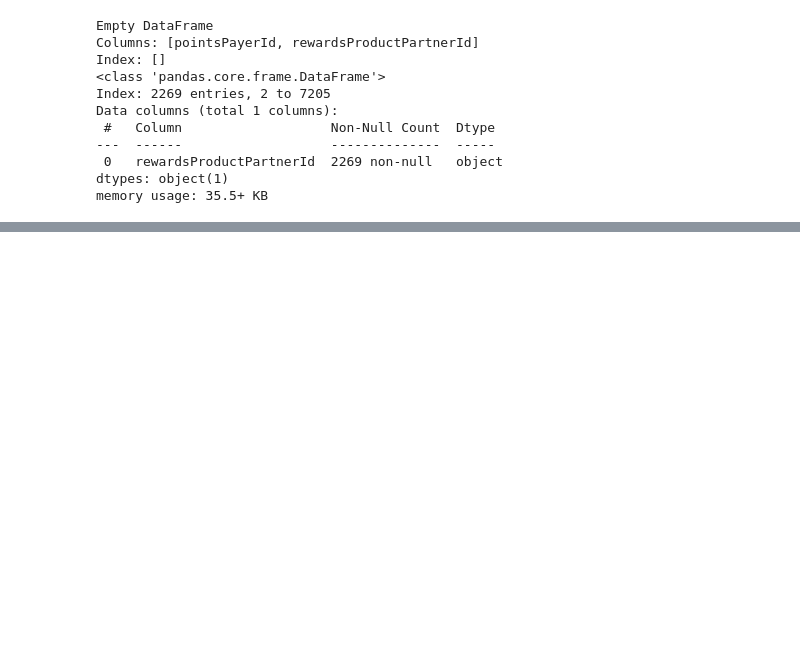
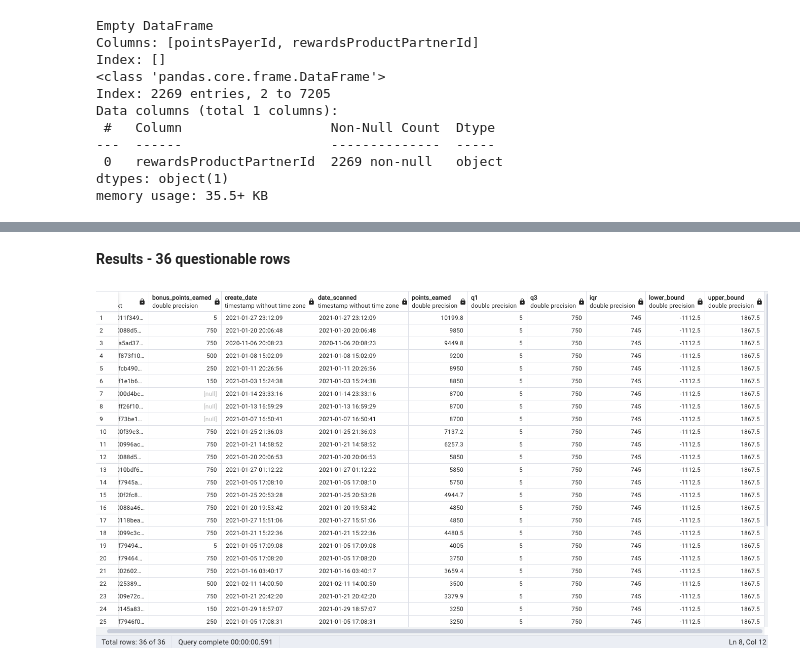
Before and after one commit to brandonawagner/fetch, a Jupyter notebook: data_quality_analysis.ipynb, the cells around one changed output, grey strips where cells are left out. Saved outputs shown, nothing was run; the diff lists cells and outputs as text; code cells hidden in the pictures; blank space fills up the shorter version.

```diff
--- a/data_quality_analysis.ipynb
+++ b/data_quality_analysis.ipynb
@@ -237,0 +221,6 @@ We can find outlier values by finding the inter-quartile range in SQL. For an ex
+# %% [markdown]
+**Results - 36 questionable rows**
+# %%
+Image(filename="files/sql_outliers_receipt_points_earned_results.png", width=800, height=400)
+# %% [output]
+[figure, added]
```
Also changed, not shown: parts of 5 cells of this notebook, 4 other files.
